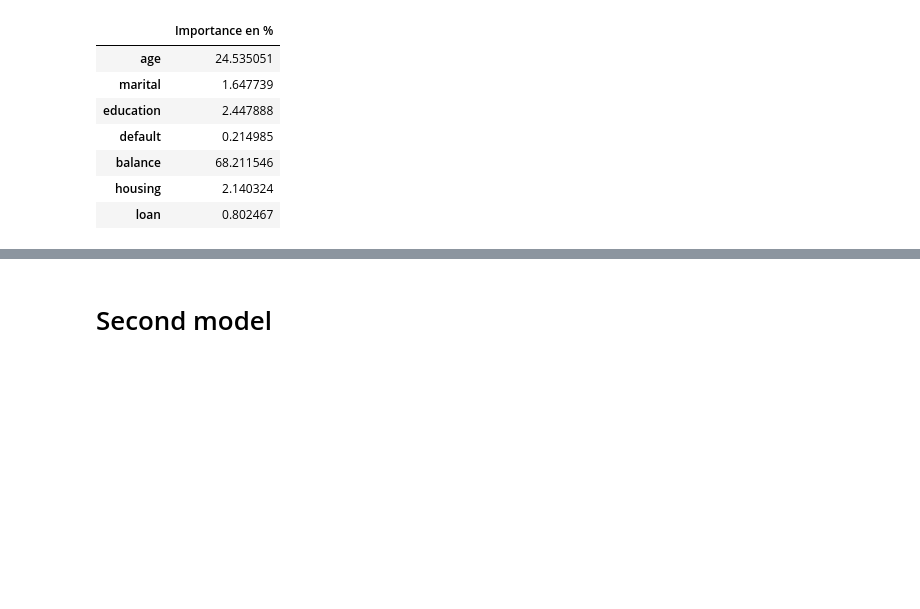
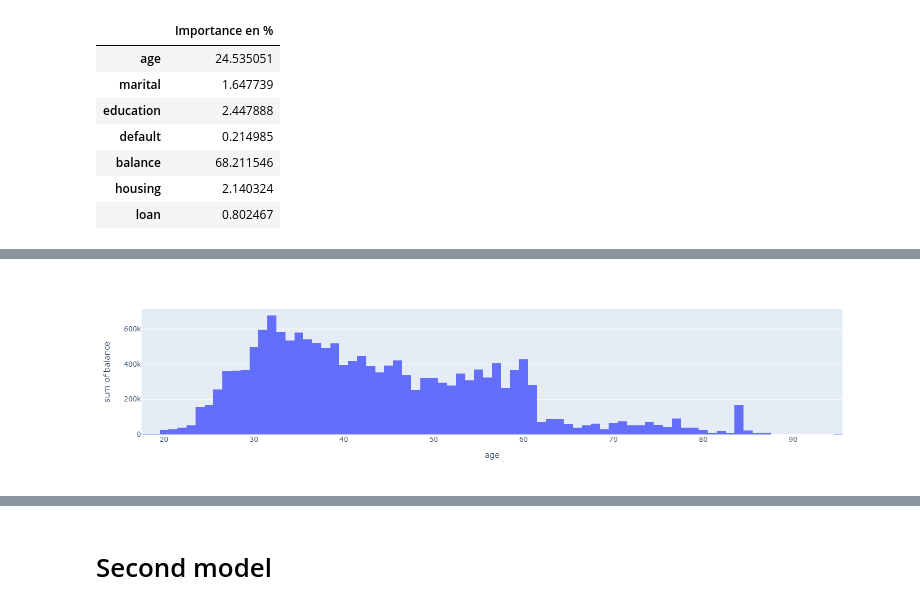
Before and after one commit to ldumay/esiee_2022_ia_tp_banque, a Jupyter notebook: notebook_Zchen.ipynb, the cells around one changed output, grey strips where cells are left out. Cells and saved outputs as stored; diff of their text form; code cells hidden in the pictures; blank space fills up the shorter version.

```diff
--- a/notebook_Zchen.ipynb
+++ b/notebook_Zchen.ipynb
@@ -150,0 +165,14 @@ pd.DataFrame(rf.feature_importances_*100,x_train.columns, columns=['Importance e
+# %%
+# import shap
+
+# shpv = shap.TreeExplainer(rf).shap_values(x_train)
+# shap.summary_plot(shpv, x_train)
+import plotly.express as px
+
+def histogram(df, x, y):
+    fig = px.histogram(df, x=x,y=y)
+    fig.show()
+
+def pieChart(df, values, names):
+    fig = px.pie(df, values=x,names=y)
+    fig.show()
@@ -150,0 +189,4 @@ pd.DataFrame(rf.feature_importances_*100,x_train.columns, columns=['Importance e
+# %%
+histogram(dfClientDataReadable,"age","balance")
+# %% [output]
+[figure, added]
```
Also changed, not shown: parts of 12 cells of this notebook, 1 other file.
